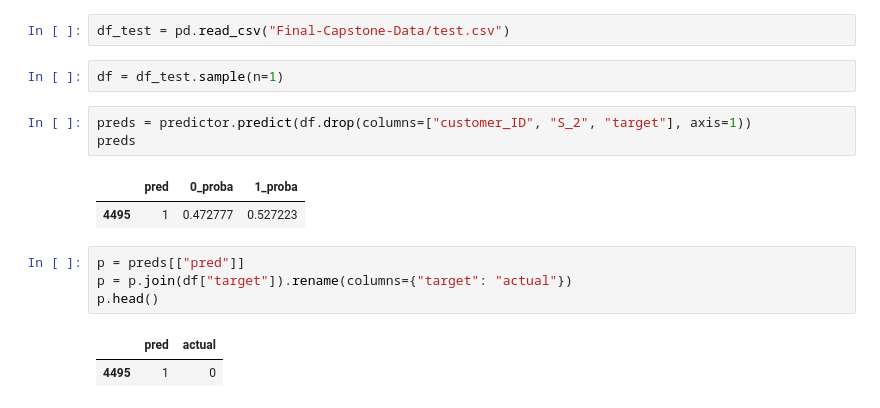
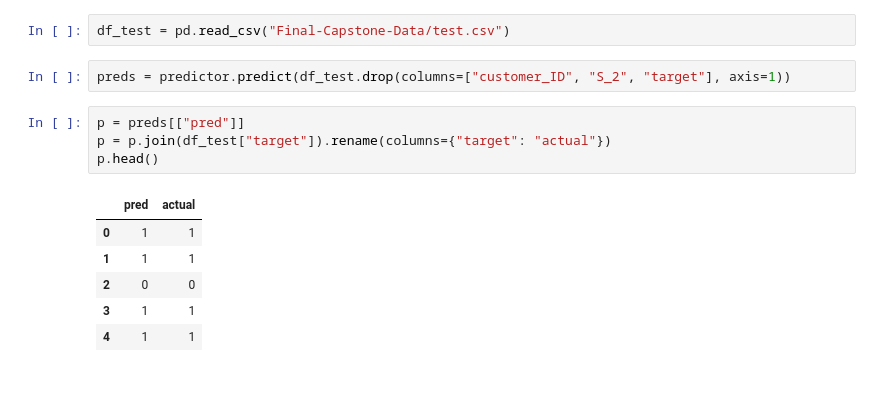
Before and after one commit to DevikaLak/MachineLearningPortfolio, a Jupyter notebook: Classification/Autoglunon-default-pred.ipynb, the cells around one changed output. Saved outputs shown, nothing was run; the diff lists cells and outputs as text.

```diff
--- a/Classification/Autoglunon-default-pred.ipynb
+++ b/Classification/Autoglunon-default-pred.ipynb
@@ -160,21 +160,19 @@ model.endpoint_name
 'autogluon-inference-2023-04-13-00-11-13-621'
 # %%
 df_test = pd.read_csv("Final-Capstone-Data/test.csv")
-# %%
-df = df_test.sample(n=1)
 # %%
-preds = predictor.predict(df.drop(columns=["customer_ID", "S_2", "target"], axis=1))
-preds
+preds = predictor.predict(df_test.drop(columns=["customer_ID", "S_2", "target"], axis=1))
-# %% [output]
-|  | pred | 0_proba | 1_proba |
-| 4495 | 1 | 0.472777 | 0.527223 |
 # %%
 p = preds[["pred"]]
-p = p.join(df["target"]).rename(columns={"target": "actual"})
+p = p.join(df_test["target"]).rename(columns={"target": "actual"})
 p.head()
 # %% [output]
 |  | pred | actual |
-| 4495 | 1 | 0 |
+| 0 | 1 | 1 |
+| 1 | 1 | 1 |
+| 2 | 0 | 0 |
+| 3 | 1 | 1 |
+| 4 | 1 | 1 |
 # %%
 print(f"{(p.pred==p.actual).astype(int).sum()}/{len(p)} are correct")
 # %% [output]
```
Also changed, not shown: parts of 1 cell of this notebook.
